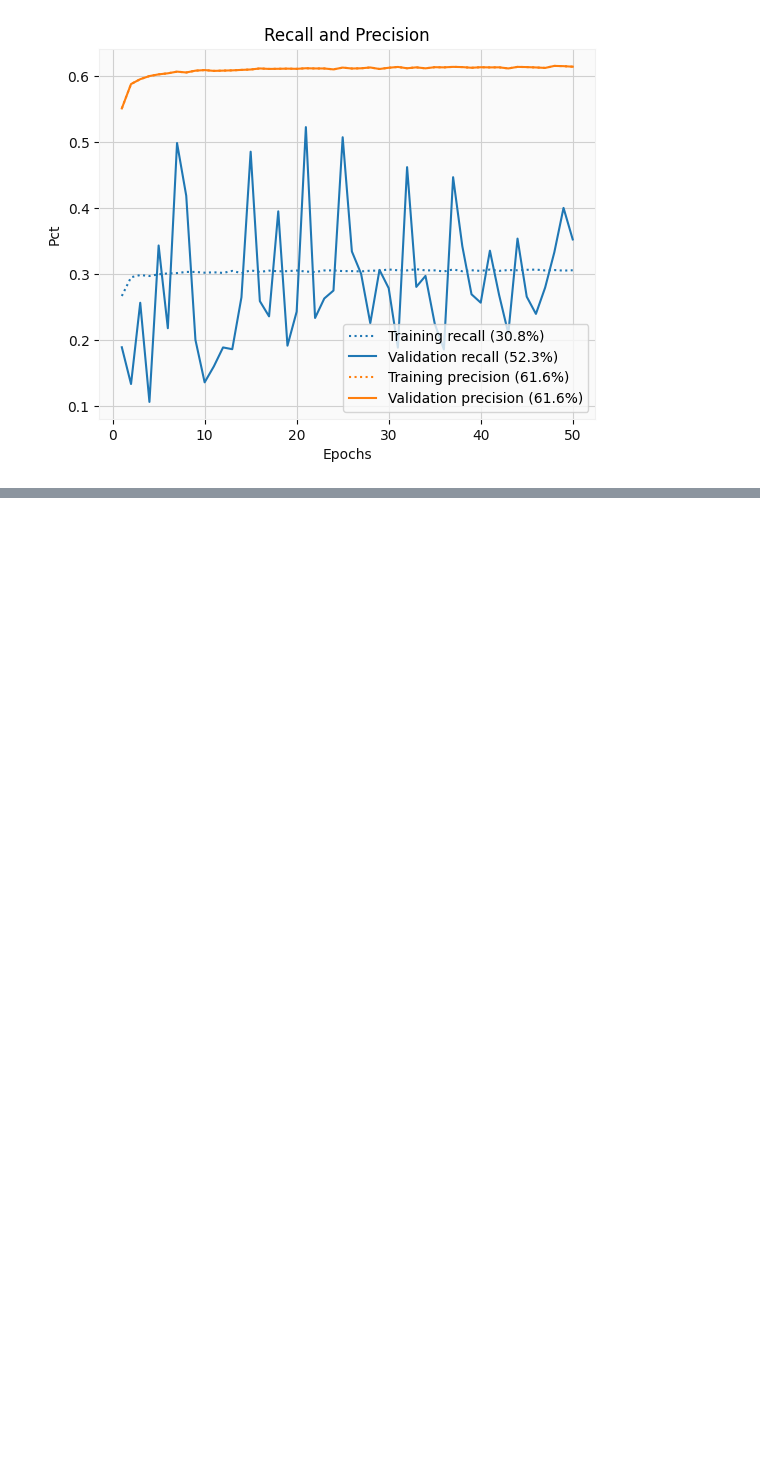
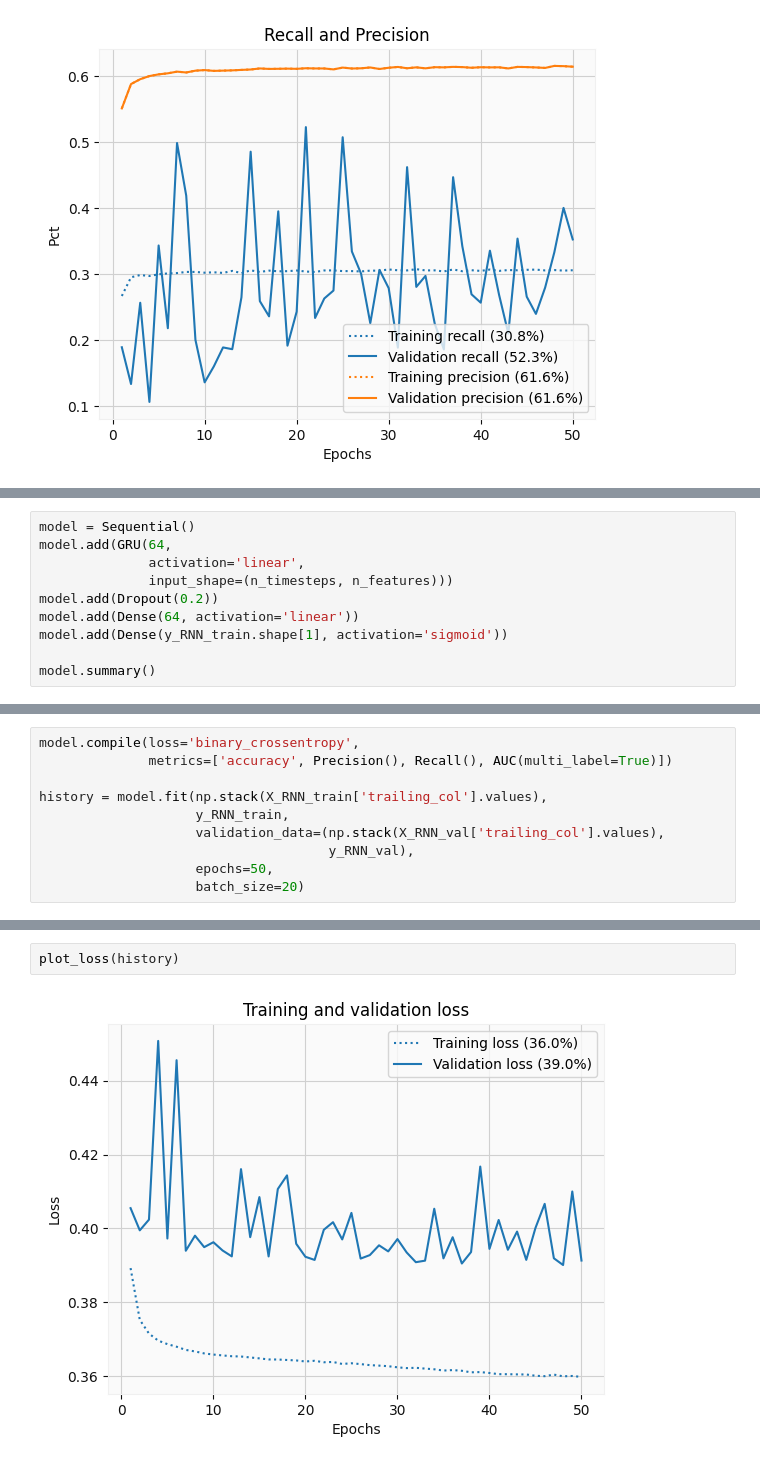
Before and after one commit to itsjohnward/pbc, a Jupyter notebook: pbc-analysis.ipynb, the cells around one changed output, grey strips where cells are left out. Cells and saved outputs as stored; diff of their text form; blank space fills up the shorter version.

```diff
--- a/pbc-analysis.ipynb
+++ b/pbc-analysis.ipynb
@@ -555,0 +484,10 @@ Timestamp('2019-10-15 14:37:00')
+# %%
+model = Sequential()
+model.add(GRU(64,
+              activation='linear',
+              input_shape=(n_timesteps, n_features)))
+model.add(Dropout(0.2))
+model.add(Dense(64, activation='linear'))
+model.add(Dense(y_RNN_train.shape[1], activation='sigmoid'))
+
+model.summary()
@@ -555,0 +511,10 @@ Timestamp('2019-10-15 14:37:00')
+# %%
+model.compile(loss='binary_crossentropy',
+              metrics=['accuracy', Precision(), Recall(), AUC(multi_label=True)])
+
+history = model.fit(np.stack(X_RNN_train['trailing_col'].values),
+                    y_RNN_train,
+                    validation_data=(np.stack(X_RNN_val['trailing_col'].values),
+                                     y_RNN_val),
+                    epochs=50,
+                    batch_size=20)
@@ -555,0 +539,4 @@ Timestamp('2019-10-15 14:37:00')
+# %%
+plot_loss(history)
+# %% [output]
+[figure, added]
```
Also changed, not shown: parts of 18 cells of this notebook.
